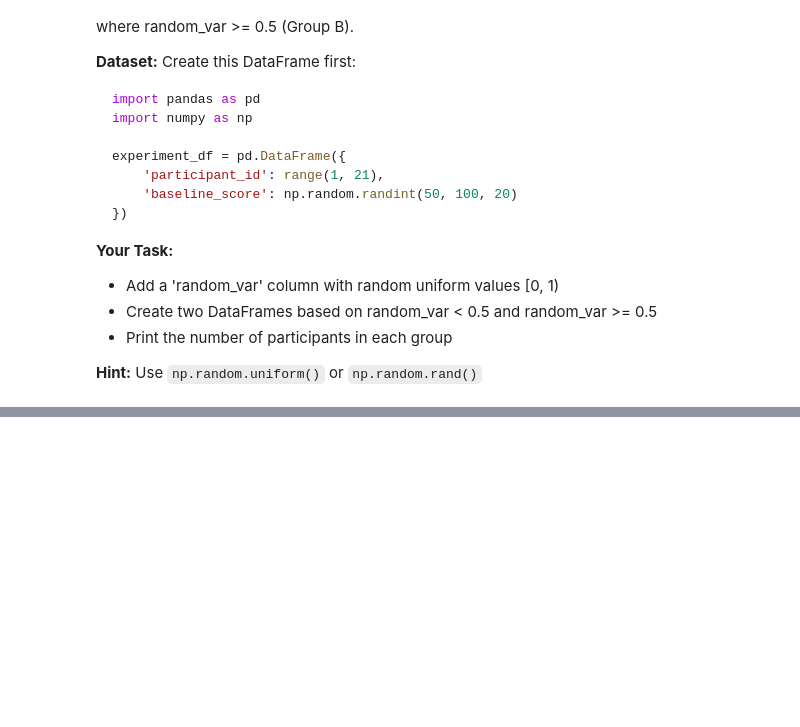
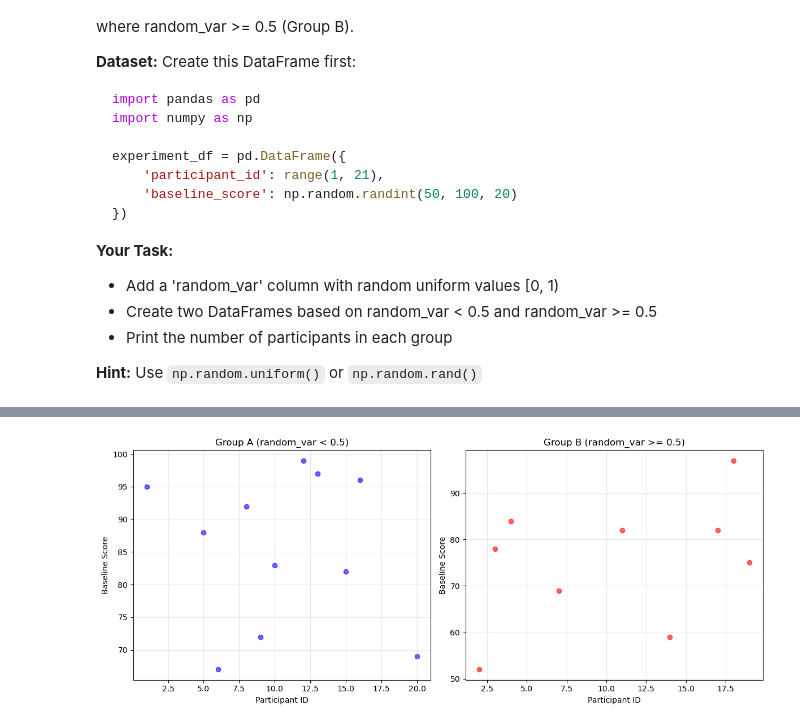
Before and after one commit to aashmans21/qtm151fall2025, a Jupyter notebook: practice_quizzes/practice_quiz_2/ai_quiz_2.ipynb, the cells around one changed output, grey strips where cells are left out. Drawn from its saved outputs; the diff is of its cells as text; code cells hidden in the pictures; blank space fills up the shorter version.

```diff
--- a/practice_quizzes/practice_quiz_2/ai_quiz_2.ipynb
+++ b/practice_quizzes/practice_quiz_2/ai_quiz_2.ipynb
@@ -195,7 +195,17 @@ experiment_df = pd.DataFrame({
 import pandas as pd
 import numpy as np
 
+np.random.seed(123)  # optional: make the split reproducible
 experiment_df = pd.DataFrame({
     'participant_id': range(1, 21),
     'baseline_score': np.random.randint(50, 100, 20)
 })
+
+# Add random uniform variable and split
+experiment_df['random_var'] = np.random.rand(len(experiment_df))
+group_a = experiment_df[experiment_df['random_var'] < 0.5].copy()
+group_b = experiment_df[experiment_df['random_var'] >= 0.5].copy()
+
+# Print counts
+print(f"Group A (random_var < 0.5): {len(group_a)} participants")
+print(f"Group B (random_var >= 0.5): {len(group_b)} participants")
@@ -201,0 +225,26 @@ experiment_df = pd.DataFrame({
+# %%
+import matplotlib.pyplot as plt
+
+# Create side-by-side plots
+fig, axes = plt.subplots(1, 2, figsize=(12, 5))
+
+# Plot Group A
+axes[0].scatter(group_a['participant_id'], group_a['baseline_score'],
+                color='blue', alpha=0.6)
+axes[0].set_xlabel('Participant ID')
+axes[0].set_ylabel('Baseline Score')
+axes[0].set_title('Group A (random_var < 0.5)')
+axes[0].grid(True, alpha=0.3)
+
+# Plot Group B
+axes[1].scatter(group_b['participant_id'], group_b['baseline_score'],
+                color='red', alpha=0.6)
+axes[1].set_xlabel('Participant ID')
+axes[1].set_ylabel('Baseline Score')
+axes[1].set_title('Group B (random_var >= 0.5)')
+axes[1].grid(True, alpha=0.3)
+
+plt.tight_layout()
+plt.show()
+# %% [output]
+[figure, added]
```
Also changed, not shown: parts of 2 cells of this notebook, 2 other files.
